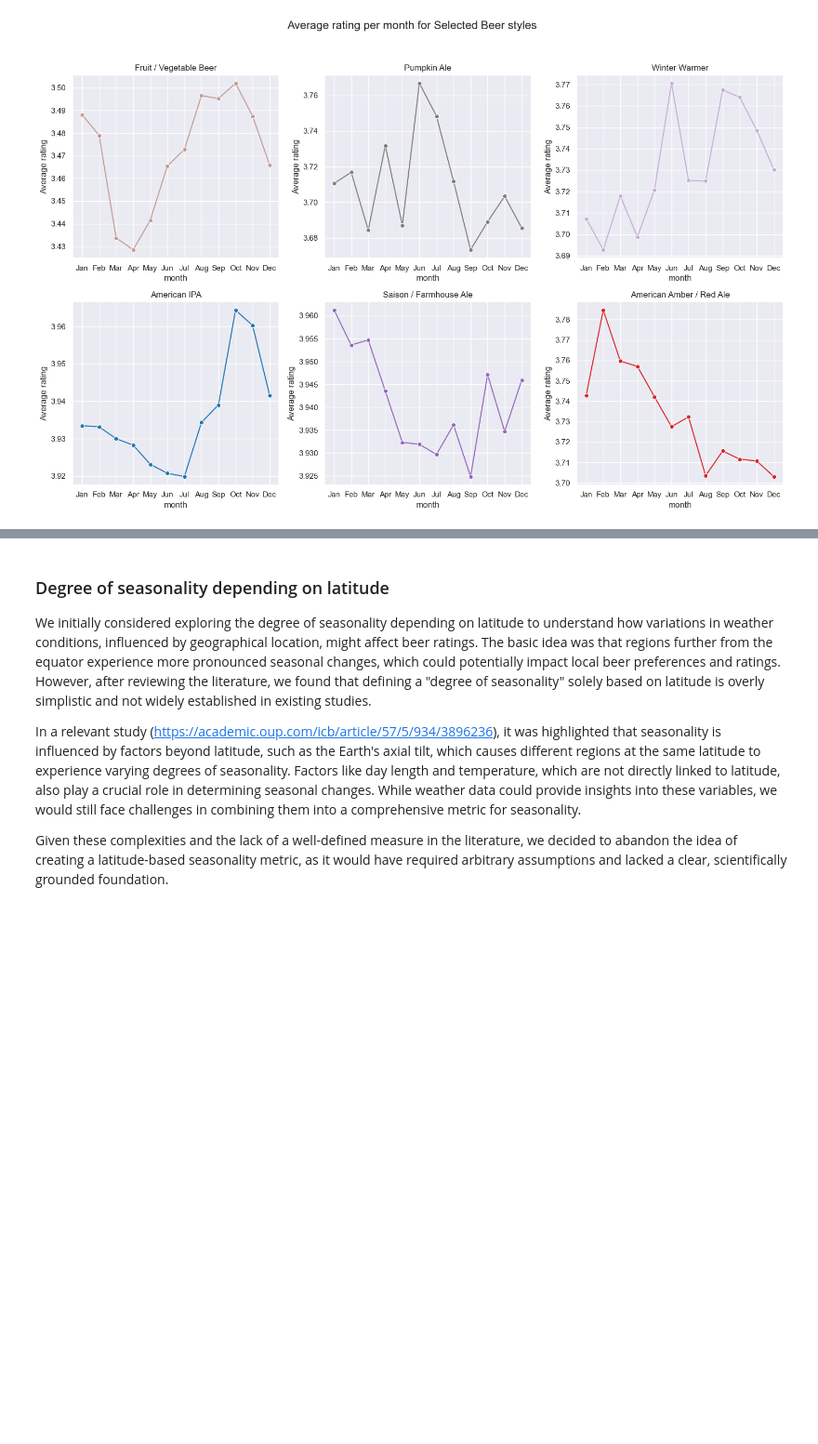
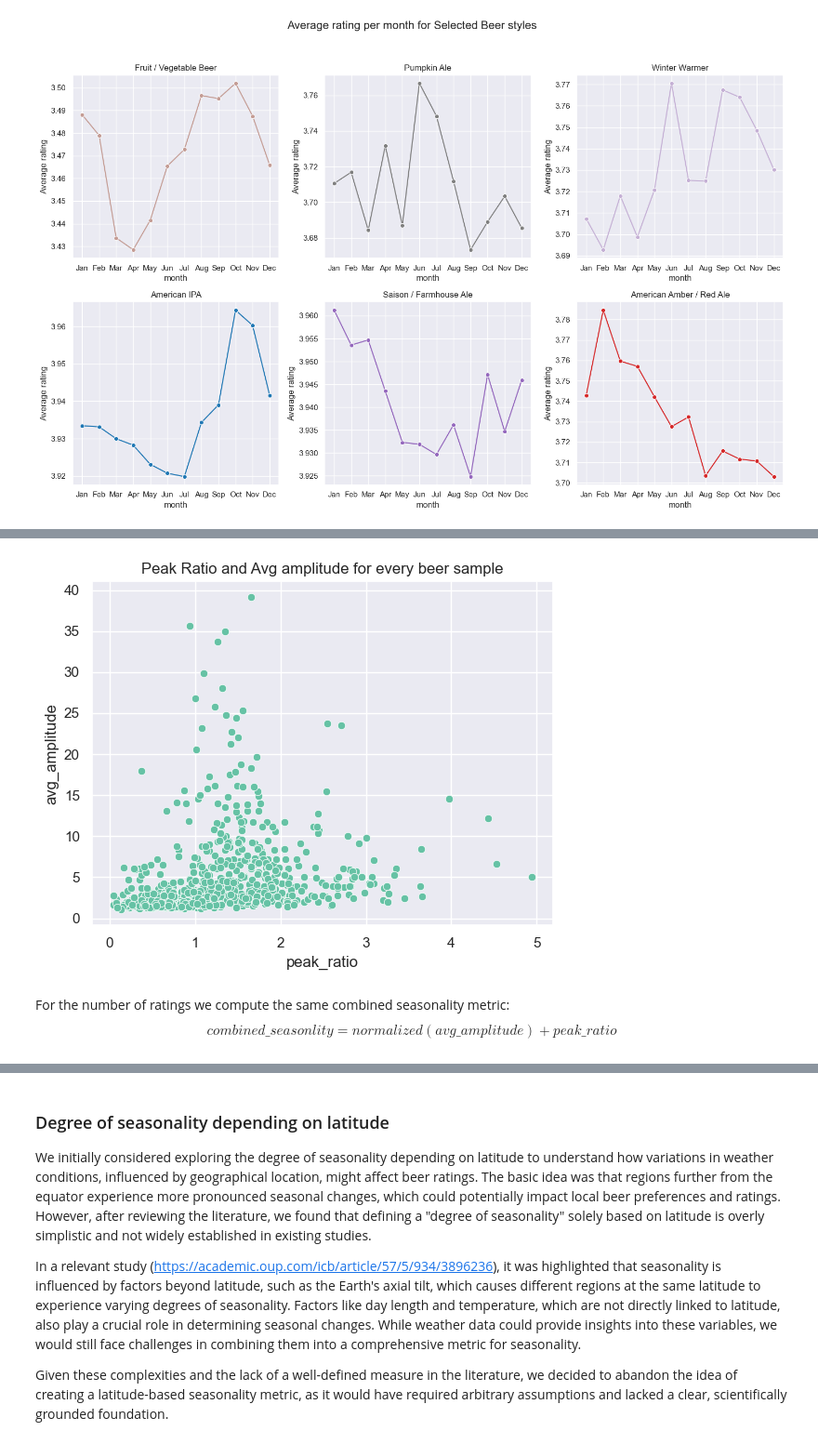
Before and after one commit to epfl-ada/ada-2024-project-leonardodatavinci, a Jupyter notebook: results.ipynb, the cells around one changed output, grey strips where cells are left out. Shown at 93% size. Saved outputs shown, nothing was run; the diff lists cells and outputs as text; code cells hidden in the pictures; blank space fills up the shorter version.

```diff
--- a/results.ipynb
+++ b/results.ipynb
@@ -749,0 +929,27 @@ plt.show()
+# %%
+
+seasonality_nr_df = reduced_df.groupby("beer_name").agg(nr_ratings = ("rating", "count")).reset_index()
+seasonality_nr_df = seasonality_nr_df.set_index("beer_name")
+
+
+for beerName in reduced_df["beer_name"].unique():
+
+    # data_preprocessing_number_of_ratings_per_month returns a timeseries data column and a N_ratings column
+    timeseries_data  = sm.data_preprocessing_number_of_ratings_per_month(reduced_df[reduced_df["beer_name"] == beerName])
+    timeseries_data = sm.zero_missing_vals_monthly_nr(timeseries_data, col_to_interpolate="N_ratings")
+
+    peak_ratio, avg_amplitude = sm.timeseries_seasonality_metric(timeseries_data)
+    # print(f'Beer Name: {beerName} \npeak Ratio: {peak_ratio}\navg Amplitude: {avg_amplitude}')
+    # print()
+
+    seasonality_nr_df.loc[beerName, "peak_ratio"] = peak_ratio
+    seasonality_nr_df.loc[beerName, "avg_amplitude"] = avg_amplitude
+# %%
+s = sns.scatterplot(seasonality_nr_df, x="peak_ratio", y="avg_amplitude")
+s.set_title("Peak Ratio and Avg amplitude for every beer sample")
+plt.show()
+# %% [output]
+[figure, added]
+# %% [markdown]
+For the number of ratings we compute the same combined seasonality metric:
+$$combined\_seasonlity = normalized(avg\_amplitude) + peak\_ratio$$
```
Also changed, not shown: parts of 41 cells of this notebook, 12 other files.
